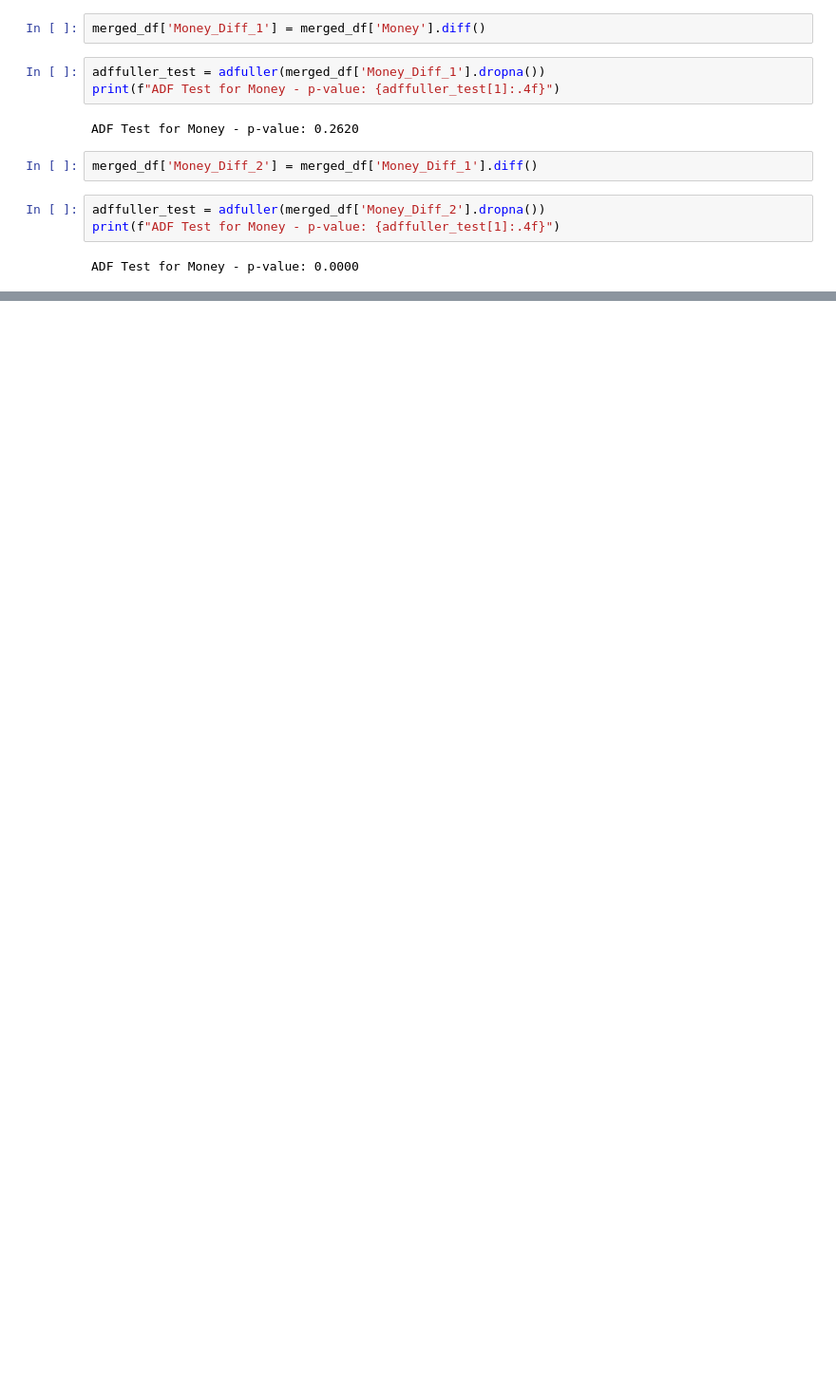
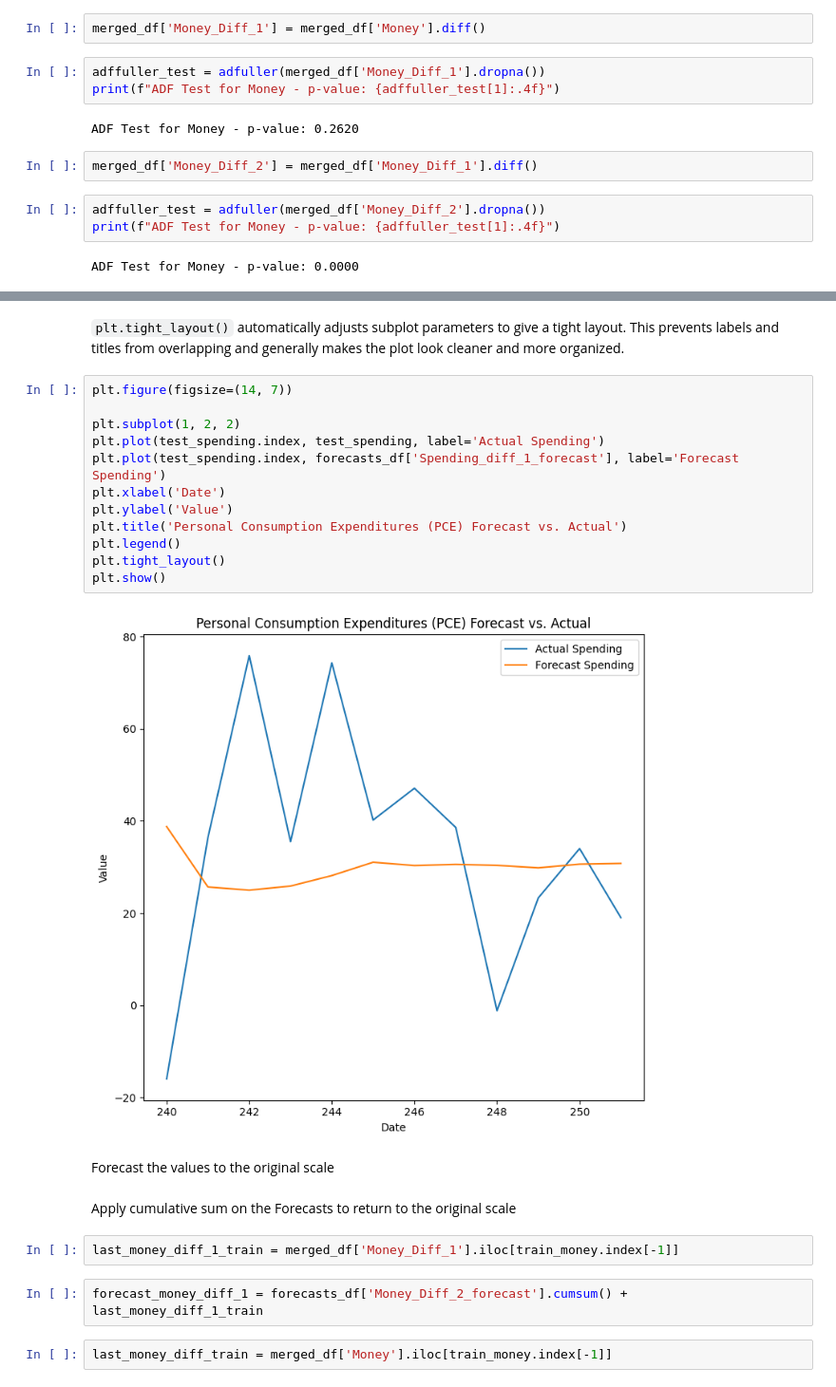
Before and after one commit to muniappabalaji/TimeSeries, a Jupyter notebook: Great_Learning_TSA_August2025.ipynb, the cells around one changed output, grey strips where cells are left out. Shown at 95% size. Cells and saved outputs as stored; diff of their text form; blank space fills up the shorter version.

```diff
--- a/Great_Learning_TSA_August2025.ipynb
+++ b/Great_Learning_TSA_August2025.ipynb
@@ -152,0 +353,26 @@ ADF Test for Money - p-value: 0.0000
+# %% [markdown]
+`plt.tight_layout()` automatically adjusts subplot parameters to give a tight layout. This prevents labels and titles from overlapping and generally makes the plot look cleaner and more organized.
+# %%
+plt.figure(figsize=(14, 7))
+
+plt.subplot(1, 2, 2)
+plt.plot(test_spending.index, test_spending, label='Actual Spending')
+plt.plot(test_spending.index, forecasts_df['Spending_diff_1_forecast'], label='Forecast Spending')
+plt.xlabel('Date')
+plt.ylabel('Value')
+plt.title('Personal Consumption Expenditures (PCE) Forecast vs. Actual')
+plt.legend()
+plt.tight_layout()
+plt.show()
+# %% [output]
+[figure, added]
+# %% [markdown]
+Forecast the values to the original scale
+# %% [markdown]
+Apply cumulative sum on the Forecasts to return to the original scale
+# %%
+last_money_diff_1_train = merged_df['Money_Diff_1'].iloc[train_money.index[-1]]
+# %%
+forecast_money_diff_1 = forecasts_df['Money_Diff_2_forecast'].cumsum() + last_money_diff_1_train
+# %%
+last_money_diff_train = merged_df['Money'].iloc[train_money.index[-1]]
```
Also changed, not shown: parts of 34 cells of this notebook.
